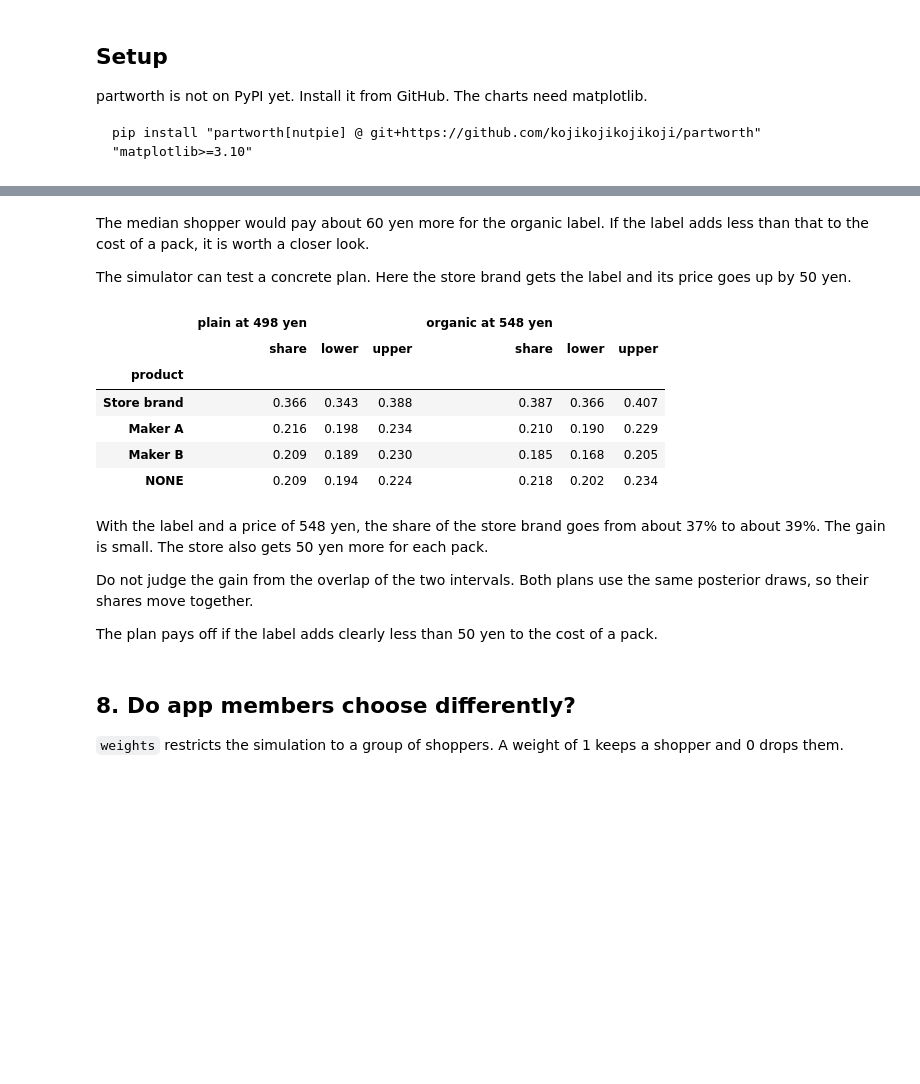
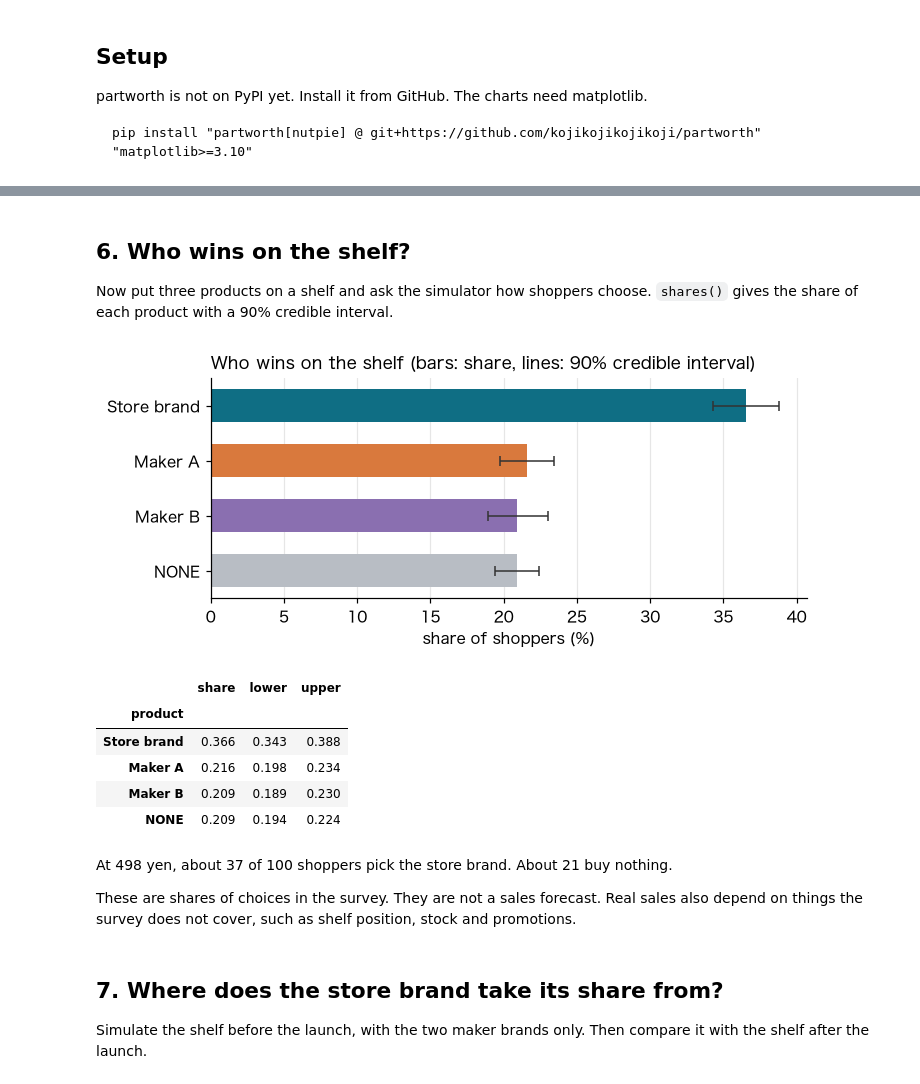
Before and after one commit to kojikojikojikoji/partworth, a Jupyter notebook: examples/retail_survey.ipynb, the cells around one changed output, grey strips where cells are left out. Drawn from its saved outputs; the diff is of its cells as text; code cells hidden in the pictures; blank space fills up the shorter version.

```diff
--- a/examples/retail_survey.ipynb
+++ b/examples/retail_survey.ipynb
@@ -310,35 +369,41 @@ organic_wtp.round(1)
 # %% [markdown]
-The median shopper would pay about 60 yen more for the organic label. If the label adds
-less than that to the cost of a pack, it is worth a closer look.
+## 6. Who wins on the shelf?
 
-The simulator can test a concrete plan. Here the store brand gets the label and its price
-goes up by 50 yen.
+Now put three products on a shelf and ask the simulator how shoppers choose.
+`shares()` gives the share of each product with a 90% credible interval.
 # %%
-organic_shelf = shelf.copy()
-organic_shelf.loc[0, ["organic", "price"]] = ["yes", 548]
+shelf = pd.DataFrame({
+    "product": ["Store brand", "Maker A", "Maker B"],
+    "brand": ["store_brand", "maker_a", "maker_b"],
+    "roast": ["medium", "medium", "dark"],
+    "organic": ["no", "no", "yes"],
+    "price": [498, 598, 648],
+})
+sim = pw.MarketSimulator(result)
+shelf_shares = sim.shares(shelf).set_index("product")
 
-pd.concat({"plain at 498 yen": sim.shares(shelf).set_index("product"),
-           "organic at 548 yen": sim.shares(organic_shelf).set_index("product")},
-          axis=1).round(3)
+fig, ax = plt.subplots(figsize=(7, 2.6))
+share_bars(ax, shelf_shares)
+ax.set_title("Who wins on the shelf (bars: share, lines: 90% credible interval)")
+plt.show()
+
+shelf_shares.round(3)
 # %% [output]
+[figure, added]
-|  | plain at 498 yen |  |  | organic at 548 yen |  |  |
-|  | share | lower | upper | share | lower | upper |
-| product |  |  |  |  |  |  |
-| Store brand | 0.366 | 0.343 | 0.388 | 0.387 | 0.366 | 0.407 |
-| Maker A | 0.216 | 0.198 | 0.234 | 0.210 | 0.190 | 0.229 |
-| Maker B | 0.209 | 0.189 | 0.230 | 0.185 | 0.168 | 0.205 |
-| NONE | 0.209 | 0.194 | 0.224 | 0.218 | 0.202 | 0.234 |
+|  | share | lower | upper |
+| product |  |  |  |
+| Store brand | 0.366 | 0.343 | 0.388 |
+| Maker A | 0.216 | 0.198 | 0.234 |
+| Maker B | 0.209 | 0.189 | 0.230 |
+| NONE | 0.209 | 0.194 | 0.224 |
 # %% [markdown]
-With the label and a price of 548 yen, the share of the store brand goes from about 37%
-to about 39%. The gain is small. The store also gets 50 yen more for each pack.
+At 498 yen, about 37 of 100 shoppers pick the store brand. About 21 buy nothing.
 
-Do not judge the gain from the overlap of the two intervals. Both plans use the same
-posterior draws, so their shares move together.
-
-The plan pays off if the label adds clearly less than 50 yen to the cost of a pack.
+These are shares of choices in the survey. They are not a sales forecast. Real sales also
+depend on things the survey does not cover, such as shelf position, stock and promotions.
 # %% [markdown]
-## 8. Do app members choose differently?
+## 7. Where does the store brand take its share from?
 
-`weights` restricts the simulation to a group of shoppers. A weight of 1 keeps a shopper
-and 0 drops them.
+Simulate the shelf before the launch, with the two maker brands only. Then compare it with
+the shelf after the launch.
 # %%
```
Also changed, not shown: parts of 52 cells of this notebook, 5 other files.
